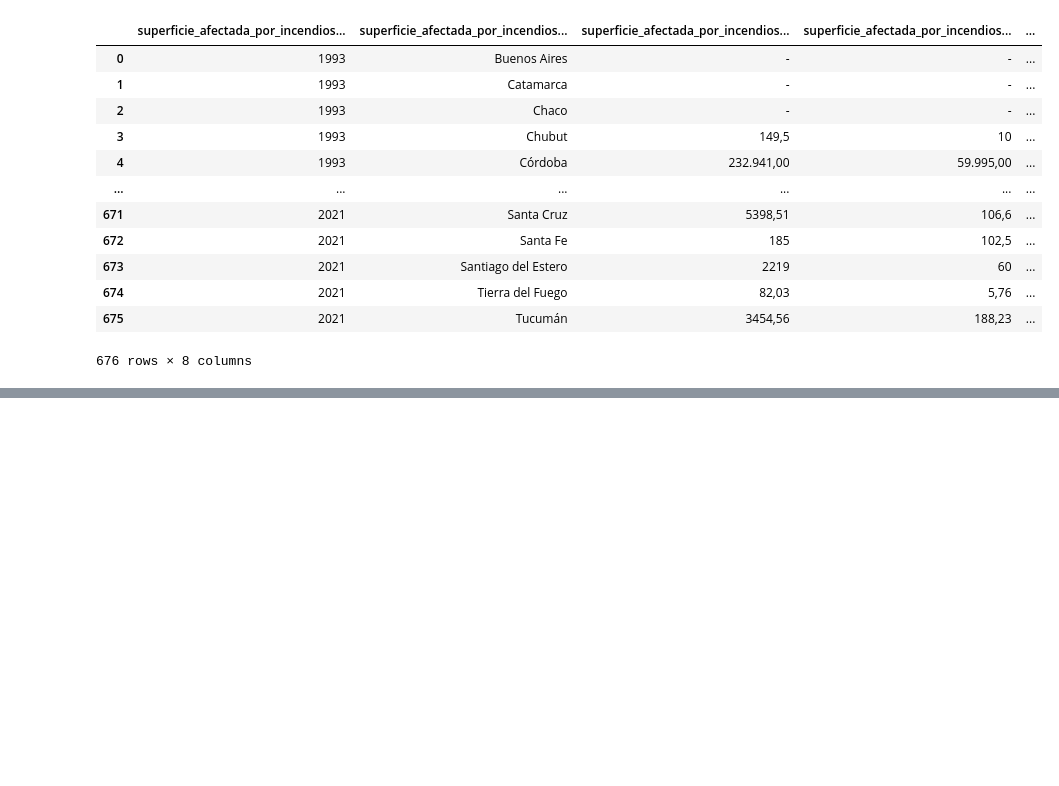
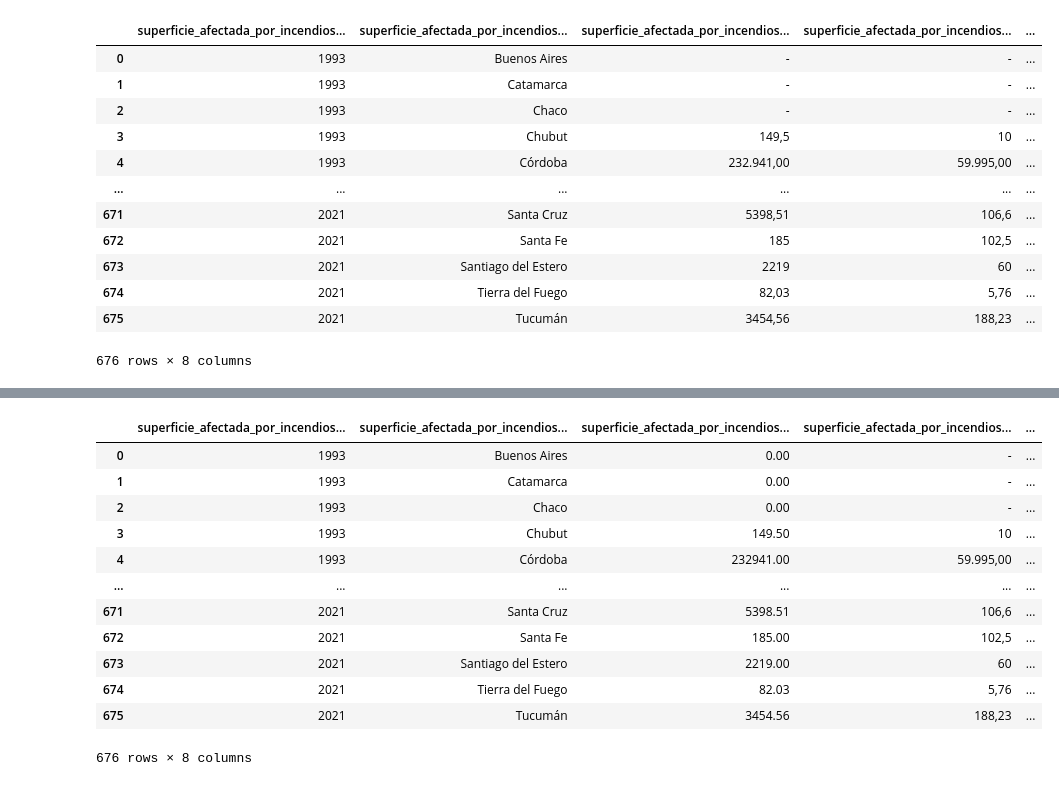
Before and after one commit to AgustinCdeCelis/Incendios-Forestales, a Jupyter notebook: workingfile.ipynb, the cells around one changed output, grey strips where cells are left out. Saved outputs shown, nothing was run; the diff lists cells and outputs as text; code cells hidden in the pictures; blank space fills up the shorter version.

```diff
--- a/workingfile.ipynb
+++ b/workingfile.ipynb
@@ -53,0 +125,16 @@ ValueError: Unable to parse string "149,5" at position 0
+# %%
+df_2
+# %% [output]
+|  | superficie_afectada_por_incendios... | superficie_afectada_por_incendios... | superficie_afectada_por_incendios... | superficie_afectada_por_incendios... | ... |
+| 0 | 1993 | Buenos Aires | 0.00 | - | ... |
+| 1 | 1993 | Catamarca | 0.00 | - | ... |
+| 2 | 1993 | Chaco | 0.00 | - | ... |
+| 3 | 1993 | Chubut | 149.50 | 10 | ... |
+| 4 | 1993 | Córdoba | 232941.00 | 59.995,00 | ... |
+| ... | ... | ... | ... | ... | ... |
+| 671 | 2021 | Santa Cruz | 5398.51 | 106,6 | ... |
+| 672 | 2021 | Santa Fe | 185.00 | 102,5 | ... |
+| 673 | 2021 | Santiago del Estero | 2219.00 | 60 | ... |
+| 674 | 2021 | Tierra del Fuego | 82.03 | 5,76 | ... |
+| 675 | 2021 | Tucumán | 3454.56 | 188,23 | ... |
+676 rows × 8 columns
```
Also changed, not shown: parts of 16 cells of this notebook.
